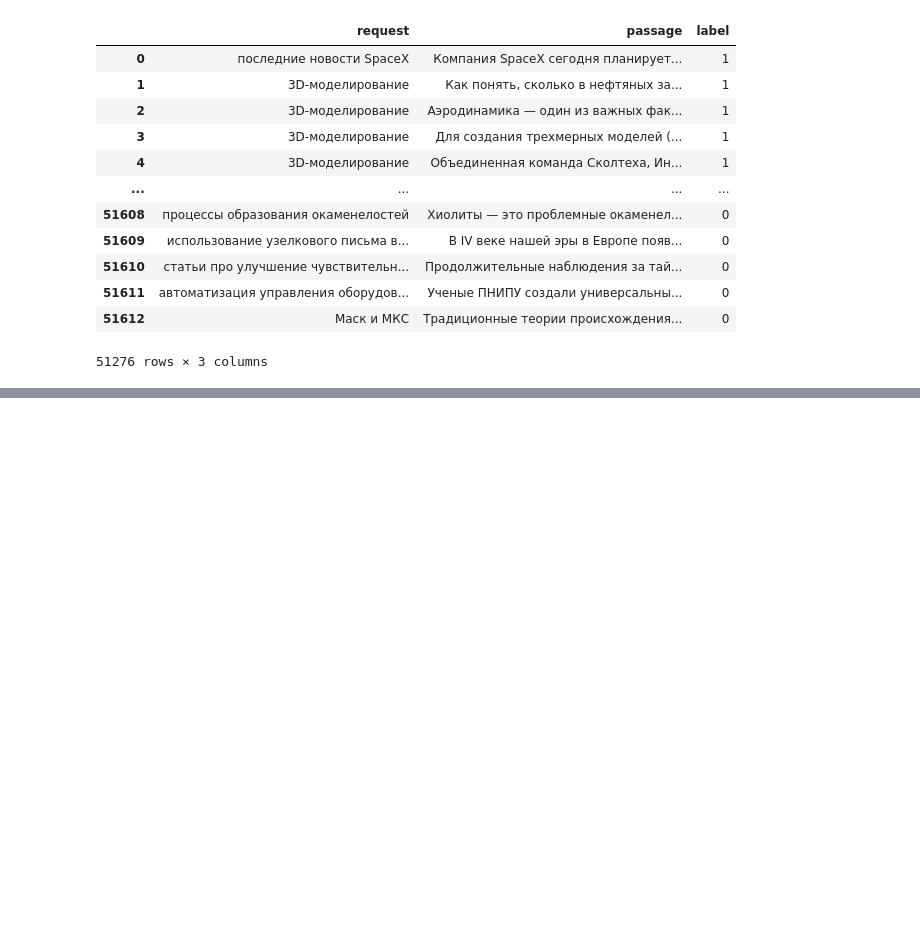
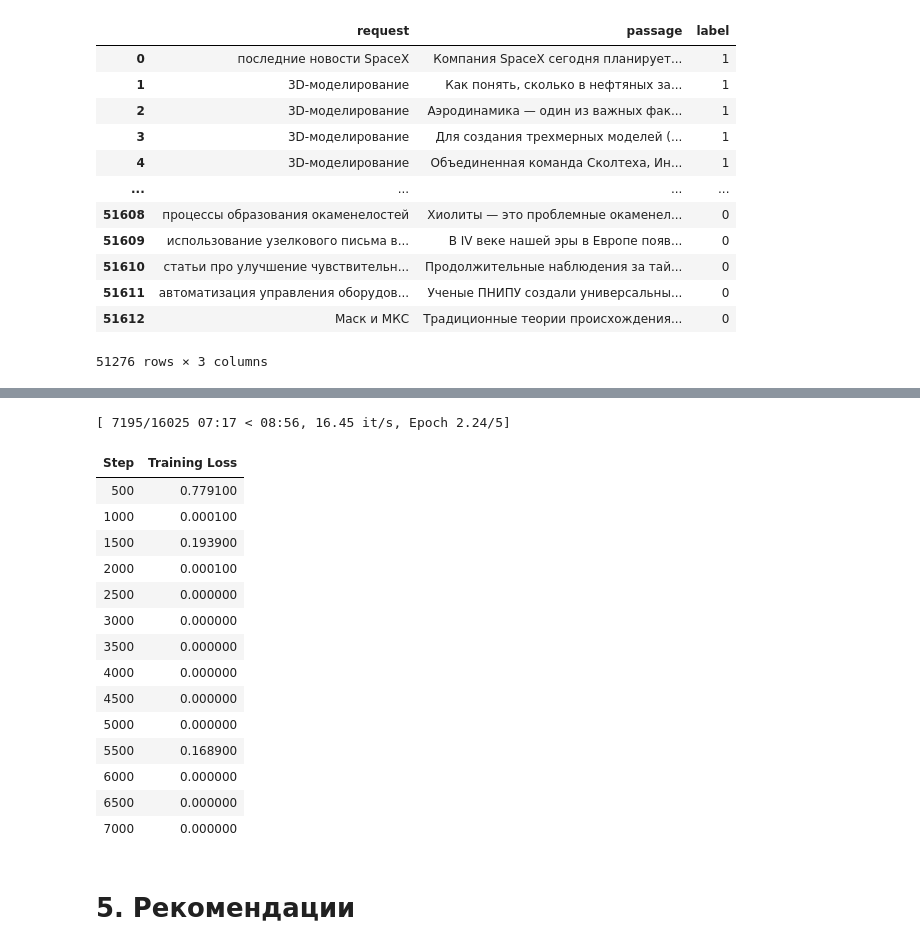
Before and after one commit to VladShajdulin/OTUS_project, a Jupyter notebook: OTUS_project.ipynb, the cells around one changed output, grey strips where cells are left out. Cells and saved outputs as stored; diff of their text form; code cells hidden in the pictures; blank space fills up the shorter version.

```diff
--- a/OTUS_project.ipynb
+++ b/OTUS_project.ipynb
@@ -361,0 +358,47 @@ Warning: total number of rows (51276) exceeds max_rows (20000). Limiting to firs
+# %%
+path = '/content/drive/MyDrive/Colab Notebooks/OTUS_project/model_train'
+train_dataset = Dataset.from_pandas(final_train)
+pretrained_rr = CrossEncoder('cross-encoder/mmarco-mMiniLMv2-L12-H384-v1', device=device)
+loss = BinaryCrossEntropyLoss(model=pretrained_rr)
+args_train = CrossEncoderTrainingArguments(
+    output_dir=path,
+    save_strategy='no',
+    load_best_model_at_end=False,
+    batch_sampler=BatchSamplers.GROUP_BY_LABEL,
+    fp16=True,
+
+    num_train_epochs=5,
+    learning_rate=1e-5,
+    per_device_train_batch_size=16,
+
+    warmup_ratio=0.1,
+    weight_decay=0.01,
+    optim='adamw_torch',
+    lr_scheduler_type='linear'
+)
+
+trainer = CrossEncoderTrainer(
+    model=pretrained_rr,
+    args=args_train,
+    train_dataset=train_dataset,
+    loss=loss
+)
+
+trainer.train()
+# %% [output]
+[ 7195/16025 07:17 < 08:56, 16.45 it/s, Epoch 2.24/5]
+| Step | Training Loss |
+| 500 | 0.779100 |
+| 1000 | 0.000100 |
+| 1500 | 0.193900 |
+| 2000 | 0.000100 |
+| 2500 | 0.000000 |
+| 3000 | 0.000000 |
+| 3500 | 0.000000 |
+| 4000 | 0.000000 |
+| 4500 | 0.000000 |
+| 5000 | 0.000000 |
+| 5500 | 0.168900 |
+| 6000 | 0.000000 |
+| 6500 | 0.000000 |
+| 7000 | 0.000000 |
@@ -361,0 +429,2 @@ Warning: total number of rows (51276) exceeds max_rows (20000). Limiting to firs
+# %% [markdown]
+# 5. Рекомендации
```
Also changed, not shown: parts of 19 cells of this notebook, 35 other files.
